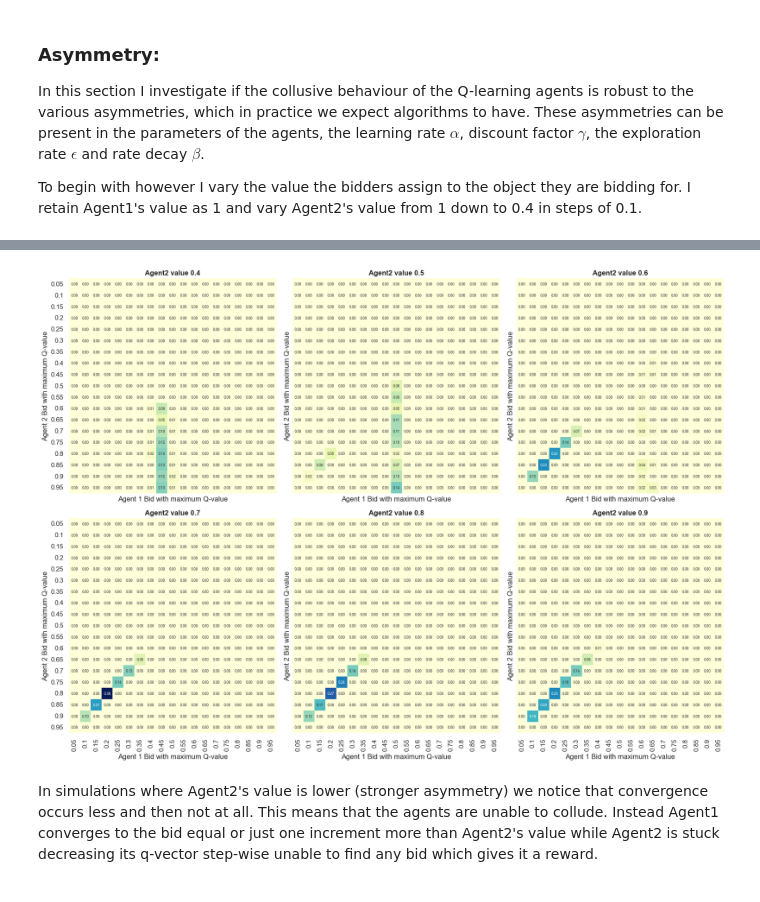
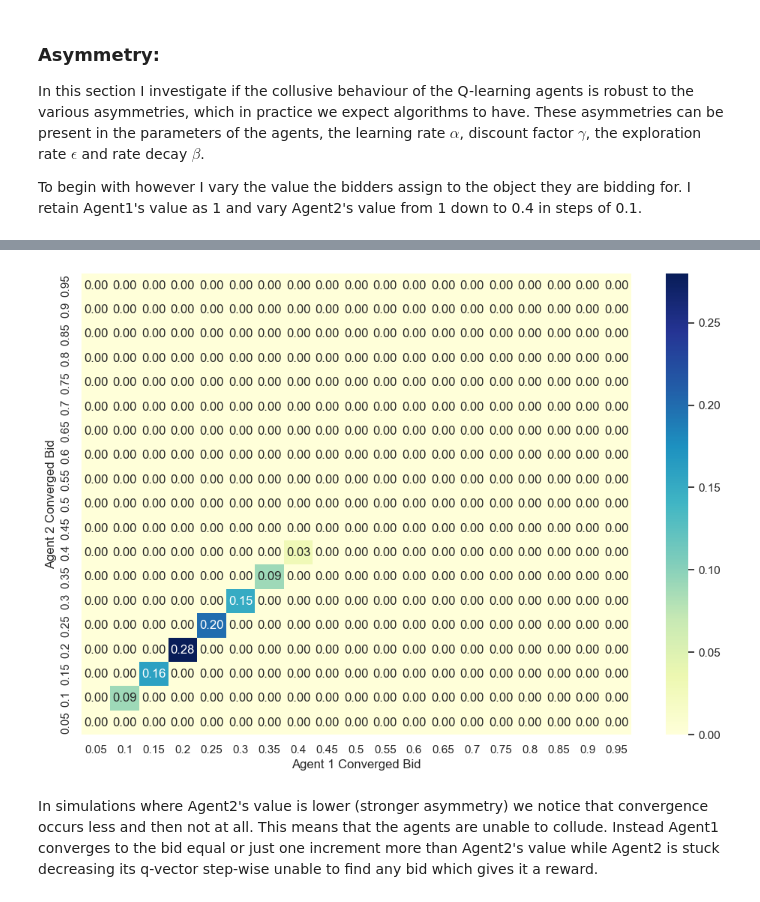
Before and after one commit to Gmo23/auction_thesis, a Jupyter notebook: notebooks/Simulation_results.ipynb, the cells around one changed output, grey strips where cells are left out. Cells and saved outputs as stored; diff of their text form; code cells hidden in the pictures.

```diff
--- a/Simulation_results.ipynb
+++ b/notebooks/Simulation_results.ipynb
@@ -445,34 +454,28 @@ NA counts by Agent2 value: [0, 15, 78, 100, 100, 100]
-# %%
-# Compute normalized heatmap matrices
-heatmap_matrices = []
-for df in dfs:
-    mat = pd.DataFrame(0, index=bid_options, columns=bid_options)
-    for b1, b2 in zip(df["converged_bid_Agent1"], df["converged_bid_Agent2"]):
-        mat.at[round(b2, 2), round(b1, 2)] += 1
-    mat = mat / mat.values.sum()
-    mat = mat.sort_index(ascending=False)
-    heatmap_matrices.append(mat)
-
-# Determine common color scale limits
-vmin = 0
-vmax = max(mat.values.max() for mat in heatmap_matrices)
-
-fig, axes = plt.subplots(2, 3, figsize=(18, 12), sharex=True, sharey=True)
-axes = axes.flatten()
-
-#plot
-for ax, mat, val in zip(axes, heatmap_matrices, agent2_values):
-    sns.heatmap(
-        mat, cmap="YlGnBu", vmin=vmin, vmax=vmax, annot=True, fmt=".2f", annot_kws={"size": 6}, xticklabels=bid_options, yticklabels=bid_options, cbar=False, ax=ax
-    )
-    ax.set_title(f"Agent2 value {val:.1f}", fontweight='bold')
-    ax.set_xlabel("Agent 1 Bid with maximum Q-value")
-    ax.set_ylabel("Agent 2 Bid with maximum Q-value")
-
-plt.tight_layout(rect=[0, 0, 0.92, 1])
-plt.show()
-# %% [output]
-[figure, removed]
+# %%
+def plot_bid_heatmap(df, title=None):
+    bid_options = [round(i * 0.05, 2) for i in range(1, 20)]  # [0.05, 0.10, ..., 0.95]
+
+    heatmap_matrix = pd.DataFrame(0, index=bid_options, columns=bid_options)
+
+    for b1, b2 in zip(df["converged_bid_Agent1"], df["converged_bid_Agent2"]):
+        heatmap_matrix.at[round(b2, 2), round(b1, 2)] += 1  # Rows: Agent2, Cols: Agent1
+
+    heatmap_matrix = heatmap_matrix / heatmap_matrix.values.sum()
+
+    heatmap_matrix = heatmap_matrix.sort_index(ascending=False)
+
+    plt.figure(figsize=(10, 7))
+    sns.heatmap(heatmap_matrix, cmap="YlGnBu", annot=True, fmt=".2f",
+            xticklabels=bid_options, yticklabels=heatmap_matrix.index)
+    plt.xlabel("Agent 1 Converged Bid")
+    plt.ylabel("Agent 2 Converged Bid")
+    plt.tight_layout()
+    #plt.savefig("v_asym_matrix_06.pdf", format="pdf", bbox_inches="tight")
+    plt.show()
+
+plot_bid_heatmap(value_095, "Heatmap of final bids when Agent2 has value 0.55")
+# %% [output]
+[figure, added]
 # %% [markdown]
 In simulations where Agent2's value is lower (stronger asymmetry) we notice that convergence occurs less and then not at all. This means that the agents are unable to collude. Instead Agent1 converges to the bid equal or just one increment more than Agent2's value while Agent2 is stuck decreasing its q-vector step-wise unable to find any bid which gives it a reward.
 # %%
```
Also changed, not shown: parts of 22 cells of this notebook, 18 other files.
